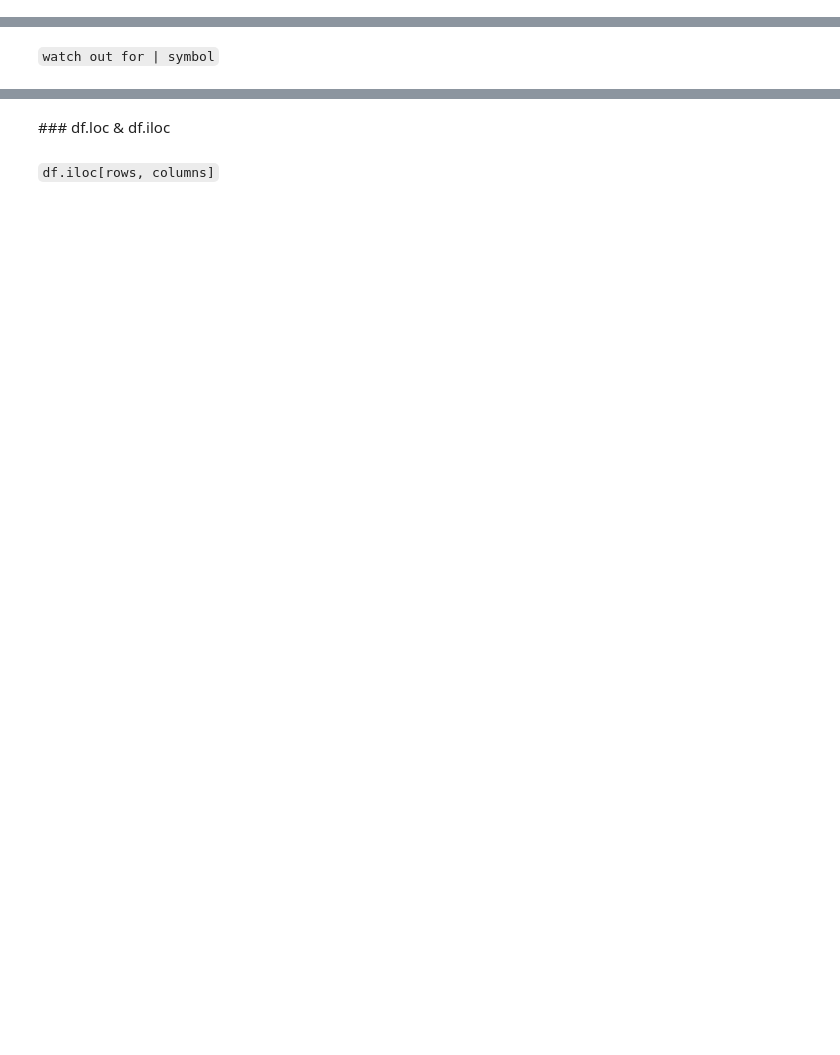
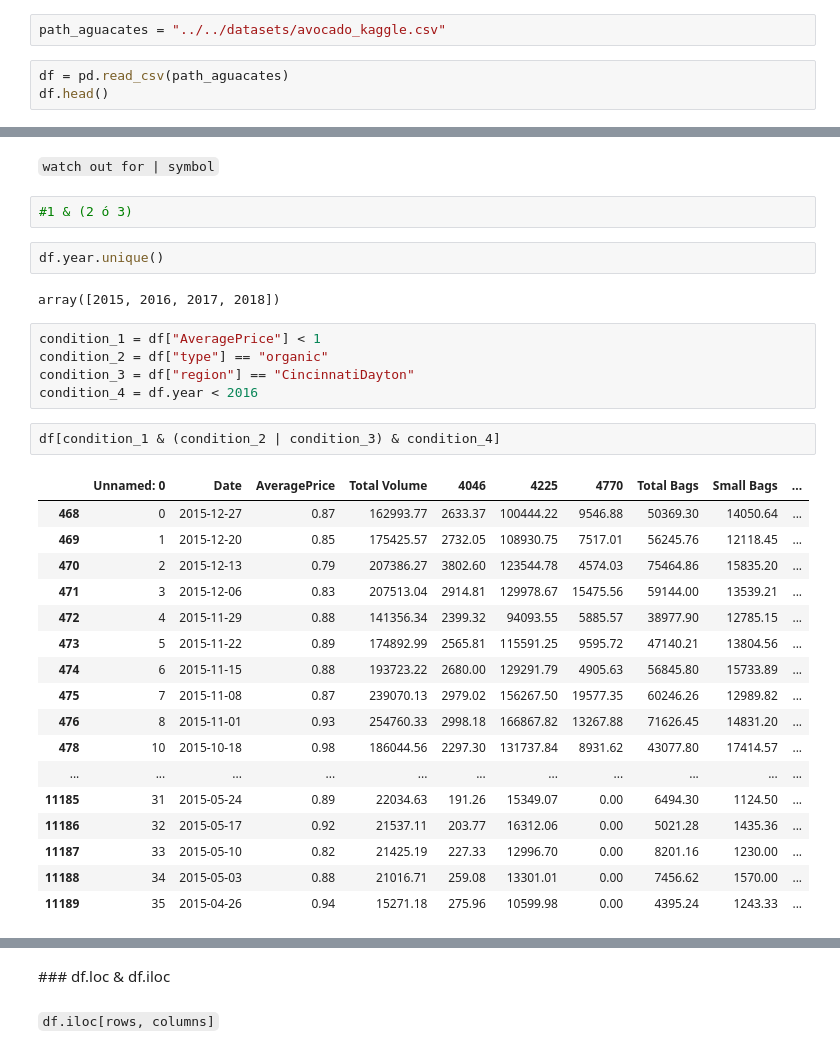
Before and after one commit to Ironhack-data-bcn-feb-2023/lectures, a Jupyter notebook: module-1/week-3/2-Pandas II - Transformation.ipynb, the cells around one changed output, grey strips where cells are left out. Drawn from its saved outputs; the diff is of its cells as text; blank space fills up the shorter version.

```diff
--- a/module-1/week-3/2-Pandas II - Transformation.ipynb
+++ b/module-1/week-3/2-Pandas II - Transformation.ipynb
@@ -22,3 +110,8 @@ import numpy as np
 ## Filtering
 # %% [markdown]
 ### by the value of the columns
+# %%
+path_aguacates = "../../datasets/avocado_kaggle.csv"
+# %%
+df = pd.read_csv(path_aguacates)
+df.head()
@@ -25,2 +184,33 @@ import numpy as np
 # %% [markdown]
 `watch out for | symbol`
+# %%
+#1 & (2 ó 3)
+# %%
+df.year.unique()
+# %% [output]
+array([2015, 2016, 2017, 2018])
+# %%
+condition_1 = df["AveragePrice"] < 1
+condition_2 = df["type"] == "organic"
+condition_3 = df["region"] == "CincinnatiDayton"
+condition_4 = df.year < 2016
+# %%
+df[condition_1 & (condition_2 | condition_3) & condition_4]
+# %% [output]
+|  | Unnamed: 0 | Date | AveragePrice | Total Volume | 4046 | 4225 | 4770 | Total Bags | Small Bags | ... |
+| 468 | 0 | 2015-12-27 | 0.87 | 162993.77 | 2633.37 | 100444.22 | 9546.88 | 50369.30 | 14050.64 | ... |
+| 469 | 1 | 2015-12-20 | 0.85 | 175425.57 | 2732.05 | 108930.75 | 7517.01 | 56245.76 | 12118.45 | ... |
+| 470 | 2 | 2015-12-13 | 0.79 | 207386.27 | 3802.60 | 123544.78 | 4574.03 | 75464.86 | 15835.20 | ... |
+| 471 | 3 | 2015-12-06 | 0.83 | 207513.04 | 2914.81 | 129978.67 | 15475.56 | 59144.00 | 13539.21 | ... |
+| 472 | 4 | 2015-11-29 | 0.88 | 141356.34 | 2399.32 | 94093.55 | 5885.57 | 38977.90 | 12785.15 | ... |
+| 473 | 5 | 2015-11-22 | 0.89 | 174892.99 | 2565.81 | 115591.25 | 9595.72 | 47140.21 | 13804.56 | ... |
+| 474 | 6 | 2015-11-15 | 0.88 | 193723.22 | 2680.00 | 129291.79 | 4905.63 | 56845.80 | 15733.89 | ... |
+| 475 | 7 | 2015-11-08 | 0.87 | 239070.13 | 2979.02 | 156267.50 | 19577.35 | 60246.26 | 12989.82 | ... |
+| 476 | 8 | 2015-11-01 | 0.93 | 254760.33 | 2998.18 | 166867.82 | 13267.88 | 71626.45 | 14831.20 | ... |
+| 478 | 10 | 2015-10-18 | 0.98 | 186044.56 | 2297.30 | 131737.84 | 8931.62 | 43077.80 | 17414.57 | ... |
+| ... | ... | ... | ... | ... | ... | ... | ... | ... | ... | ... |
+| 11185 | 31 | 2015-05-24 | 0.89 | 22034.63 | 191.26 | 15349.07 | 0.00 | 6494.30 | 1124.50 | ... |
+| 11186 | 32 | 2015-05-17 | 0.92 | 21537.11 | 203.77 | 16312.06 | 0.00 | 5021.28 | 1435.36 | ... |
+| 11187 | 33 | 2015-05-10 | 0.82 | 21425.19 | 227.33 | 12996.70 | 0.00 | 8201.16 | 1230.00 | ... |
+| 11188 | 34 | 2015-05-03 | 0.88 | 21016.71 | 259.08 | 13301.01 | 0.00 | 7456.62 | 1570.00 | ... |
+| 11189 | 35 | 2015-04-26 | 0.94 | 15271.18 | 275.96 | 10599.98 | 0.00 | 4395.24 | 1243.33 | ... |
```
Also changed, not shown: parts of 49 cells of this notebook.
